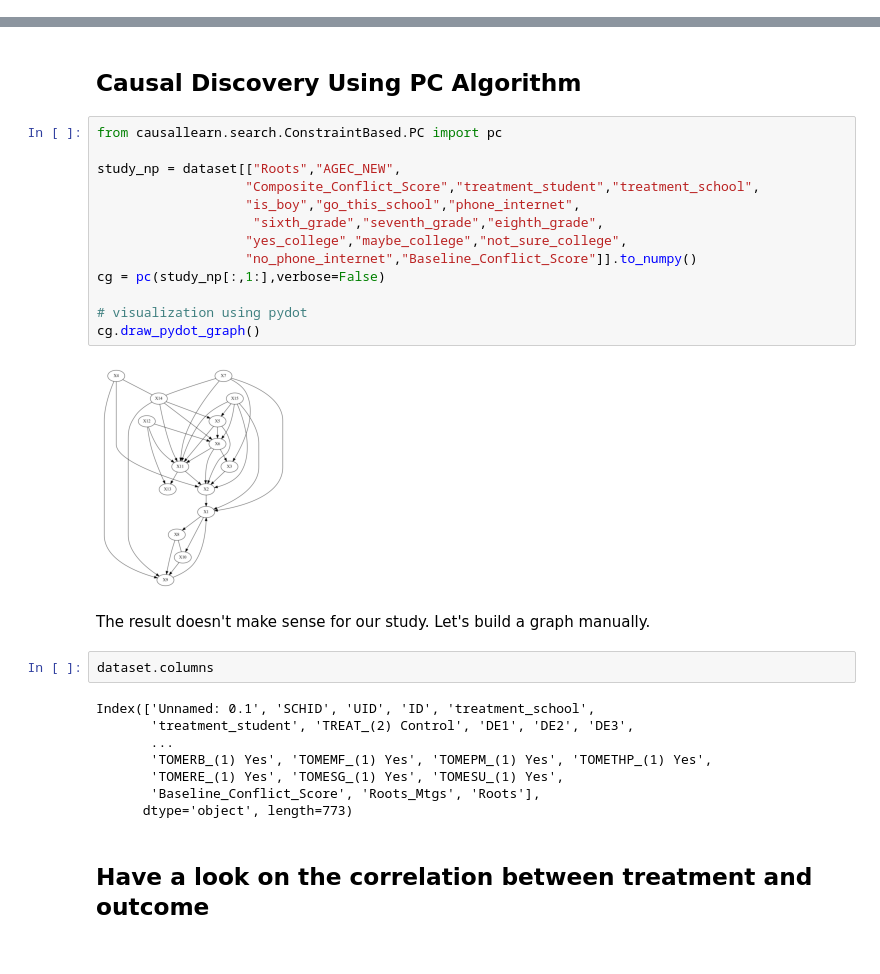
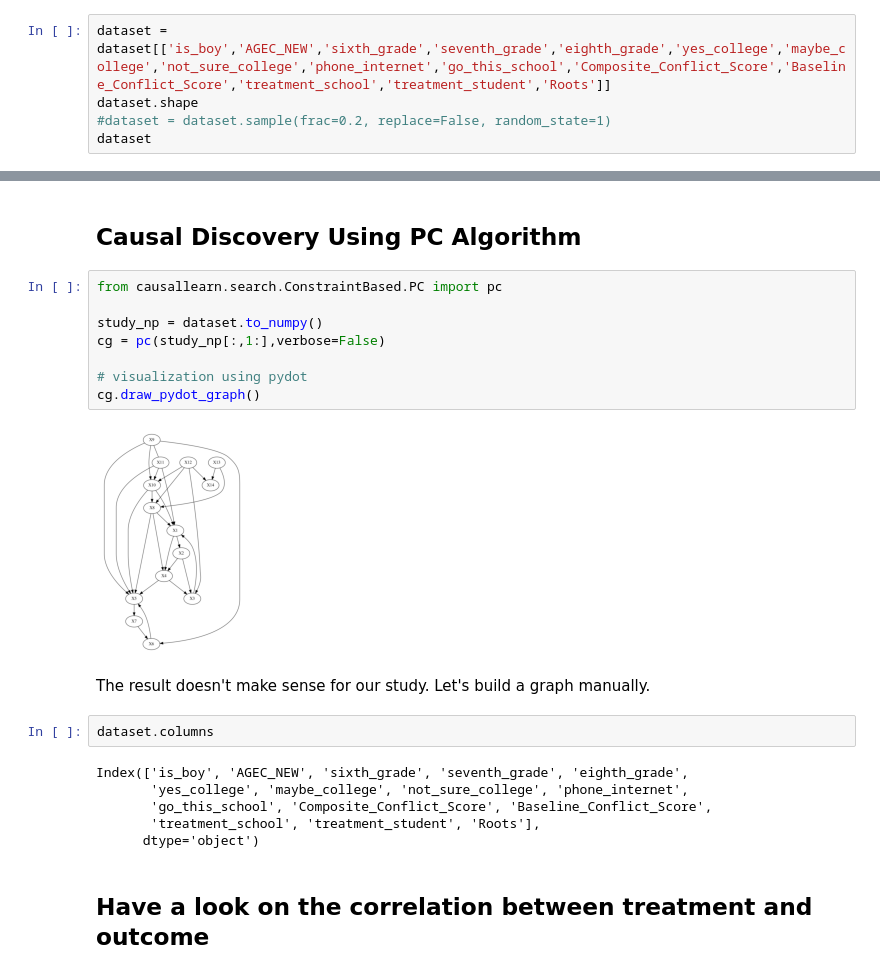
Before and after one commit to JipengSun/Causal_Inference_Anticonflict, a Jupyter notebook: student_level_causal_inference_pipeline.ipynb, the cells around one changed output, grey strips where cells are left out. Drawn from its saved outputs; the diff is of its cells as text.

Commit message:
Fix the causal graph building bug

```diff
--- a/student_level_causal_inference_pipeline.ipynb
+++ b/student_level_causal_inference_pipeline.ipynb
@@ -66,3 +66,8 @@ Index(['Unnamed: 0.1', 'SCHID', 'UID', 'ID', 'treatment_school',
        'TOMERE_(1) Yes', 'TOMESG_(1) Yes', 'TOMESU_(1) Yes',
        'Baseline_Conflict_Score', 'Roots_Mtgs', 'Roots'],
       dtype='object', length=773)
+# %%
+dataset = dataset[['is_boy','AGEC_NEW','sixth_grade','seventh_grade','eighth_grade','yes_college','maybe_college','not_sure_college','phone_internet','go_this_school','Composite_Conflict_Score','Baseline_Conflict_Score','treatment_school','treatment_student','Roots']]
+dataset.shape
+#dataset = dataset.sample(frac=0.2, replace=False, random_state=1)
+dataset
@@ -71,30 +90,23 @@ Index(['Unnamed: 0.1', 'SCHID', 'UID', 'ID', 'treatment_school',
 # %%
 from causallearn.search.ConstraintBased.PC import pc
 
-study_np = dataset[["Roots","AGEC_NEW",
-                   "Composite_Conflict_Score","treatment_student","treatment_school",
-                   "is_boy","go_this_school","phone_internet",
-                    "sixth_grade","seventh_grade","eighth_grade",
-                   "yes_college","maybe_college","not_sure_college",
-                   "no_phone_internet","Baseline_Conflict_Score"]].to_numpy()
+study_np = dataset.to_numpy()
 cg = pc(study_np[:,1:],verbose=False)
 
 # visualization using pydot
 cg.draw_pydot_graph()
 # %% [output]
-[figure, old version]
+[figure, new version]
 # %% [markdown]
 The result doesn't make sense for our study. Let's build a graph manually.
 # %%
 dataset.columns
 # %% [output]
-Index(['Unnamed: 0.1', 'SCHID', 'UID', 'ID', 'treatment_school',
-       'treatment_student', 'TREAT_(2) Control', 'DE1', 'DE2', 'DE3',
-       ...
-       'TOMERB_(1) Yes', 'TOMEMF_(1) Yes', 'TOMEPM_(1) Yes', 'TOMETHP_(1) Yes',
-       'TOMERE_(1) Yes', 'TOMESG_(1) Yes', 'TOMESU_(1) Yes',
-       'Baseline_Conflict_Score', 'Roots_Mtgs', 'Roots'],
-      dtype='object', length=773)
+Index(['is_boy', 'AGEC_NEW', 'sixth_grade', 'seventh_grade', 'eighth_grade',
+       'yes_college', 'maybe_college', 'not_sure_college', 'phone_internet',
+       'go_this_school', 'Composite_Conflict_Score', 'Baseline_Conflict_Score',
+       'treatment_school', 'treatment_student', 'Roots'],
+      dtype='object')
 # %% [markdown]
 ## Have a look on the correlation between treatment and outcome
 # %%
```
Also changed, not shown: parts of 16 cells of this notebook, 3 other files.
